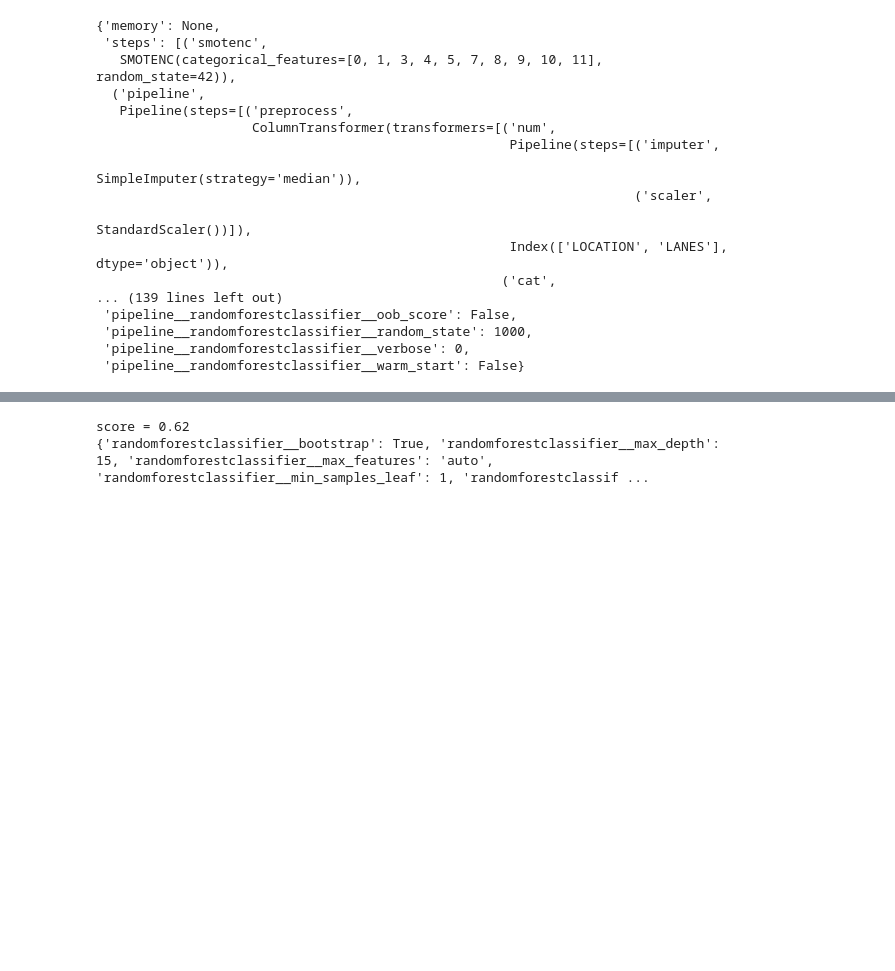
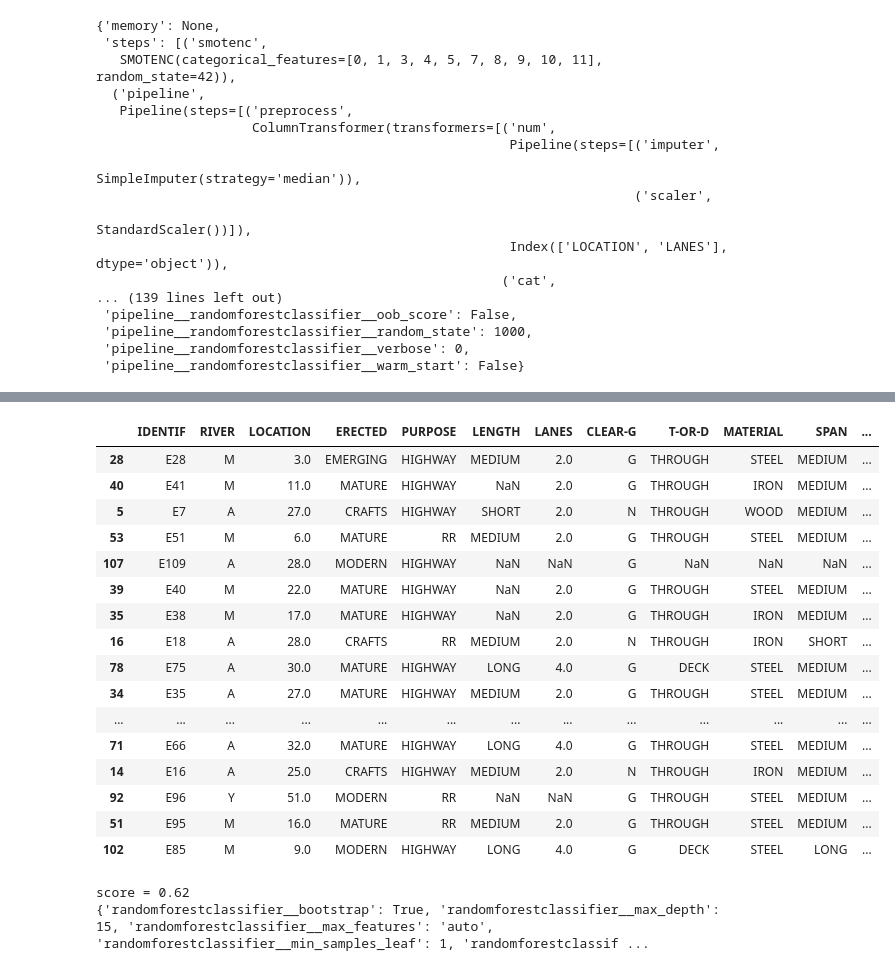
Before and after one commit to DeeptiAgl/Multi-class, a Jupyter notebook: Python-classification-pipeline.ipynb, the cells around one changed output, grey strips where cells are left out. Drawn from its saved outputs; the diff is of its cells as text; code cells hidden in the pictures; blank space fills up the shorter version.

```diff
--- a/Python-classification-pipeline.ipynb
+++ b/Python-classification-pipeline.ipynb
@@ -372,0 +402,21 @@ grid.fit(X_train, y_train)
+# %%
+# Split Train and Test
+# X_train, X_test, y_train, y_test = train_test_split(X,y, test_size=0.33, random_state=42)
+# Set variables
+ohe = OneHotEncoder(handle_unknown='ignore', sparse=True)
+imputer_numerical = SimpleImputer(add_indicator=True, verbose=1, strategy='most_frequent')
+imputer_categorical = SimpleImputer(strategy='most_frequent',verbose = 1,add_indicator=True)
+scaler = StandardScaler()
+# clf = DecisionTreeClassifier()
+# Make Transformer
+model = RandomForestClassifier(n_jobs = -1, random_state = 1000, class_weight = "balanced_subsample")
+
+preprocessing = make_column_transformer(
+(make_pipeline(imputer_numerical,scaler),num_features)
+,(make_pipeline(imputer_categorical,ohe),cat_features)
+,remainder='passthrough')
+# Make pipeline
+pipe = make_pipeline(preprocessing, model)
+# Fit model
+pipe.fit(X_train, y_train.values.ravel())
+print("Best score : %f" % pipe.score(X_test, y_test.values.ravel()))
@@ -460,3 +506,23 @@ grid.fit(X_train, y_train)
+# %%
+X_train
+# %% [output]
+|  | IDENTIF | RIVER | LOCATION | ERECTED | PURPOSE | LENGTH | LANES | CLEAR-G | T-OR-D | MATERIAL | SPAN | ... |
+| 28 | E28 | M | 3.0 | EMERGING | HIGHWAY | MEDIUM | 2.0 | G | THROUGH | STEEL | MEDIUM | ... |
+| 40 | E41 | M | 11.0 | MATURE | HIGHWAY | NaN | 2.0 | G | THROUGH | IRON | MEDIUM | ... |
+| 5 | E7 | A | 27.0 | CRAFTS | HIGHWAY | SHORT | 2.0 | N | THROUGH | WOOD | MEDIUM | ... |
+| 53 | E51 | M | 6.0 | MATURE | RR | MEDIUM | 2.0 | G | THROUGH | STEEL | MEDIUM | ... |
+| 107 | E109 | A | 28.0 | MODERN | HIGHWAY | NaN | NaN | G | NaN | NaN | NaN | ... |
+| 39 | E40 | M | 22.0 | MATURE | HIGHWAY | NaN | 2.0 | G | THROUGH | STEEL | MEDIUM | ... |
+| 35 | E38 | M | 17.0 | MATURE | HIGHWAY | NaN | 2.0 | G | THROUGH | IRON | MEDIUM | ... |
+| 16 | E18 | A | 28.0 | CRAFTS | RR | MEDIUM | 2.0 | N | THROUGH | IRON | SHORT | ... |
+| 78 | E75 | A | 30.0 | MATURE | HIGHWAY | LONG | 4.0 | G | DECK | STEEL | MEDIUM | ... |
+| 34 | E35 | A | 27.0 | MATURE | HIGHWAY | MEDIUM | 2.0 | G | THROUGH | STEEL | MEDIUM | ... |
+| ... | ... | ... | ... | ... | ... | ... | ... | ... | ... | ... | ... | ... |
+| 71 | E66 | A | 32.0 | MATURE | HIGHWAY | LONG | 4.0 | G | THROUGH | STEEL | MEDIUM | ... |
+| 14 | E16 | A | 25.0 | CRAFTS | HIGHWAY | MEDIUM | 2.0 | N | THROUGH | IRON | MEDIUM | ... |
+| 92 | E96 | Y | 51.0 | MODERN | RR | NaN | NaN | G | THROUGH | STEEL | MEDIUM | ... |
+| 51 | E95 | M | 16.0 | MATURE | RR | MEDIUM | 2.0 | G | THROUGH | STEEL | MEDIUM | ... |
+| 102 | E85 | M | 9.0 | MODERN | HIGHWAY | LONG | 4.0 | G | DECK | STEEL | LONG | ... |
 # %%
 print ("score = %3.2f" %(grid.best_score_))
 print (grid.best_params_)
```
Also changed, not shown: parts of 13 cells of this notebook.
